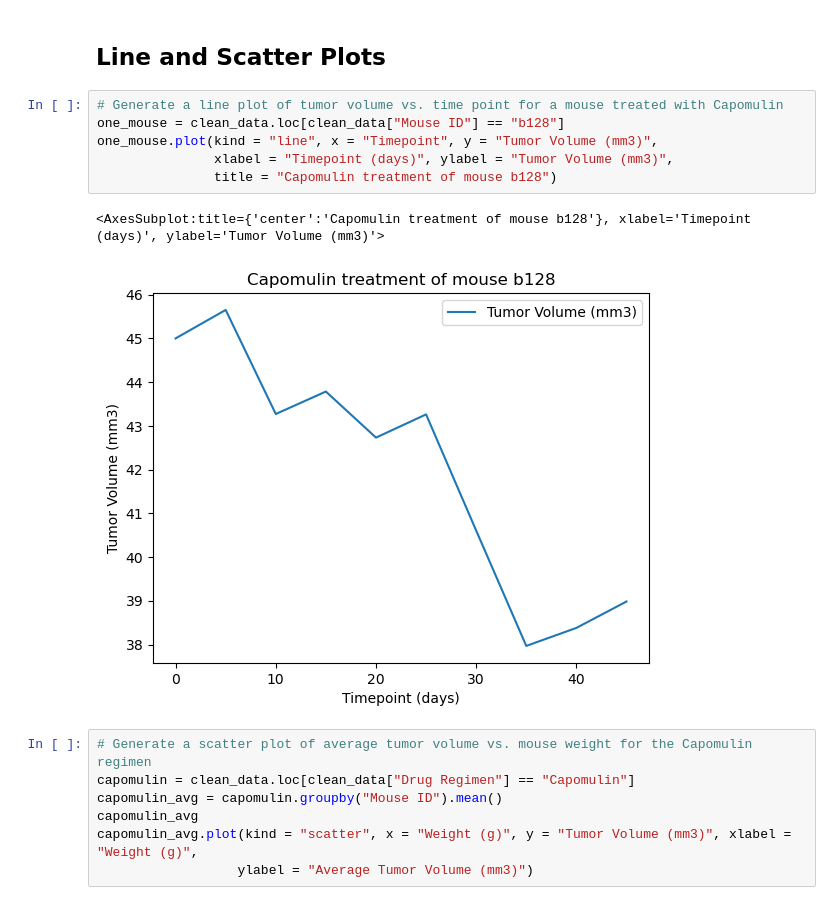
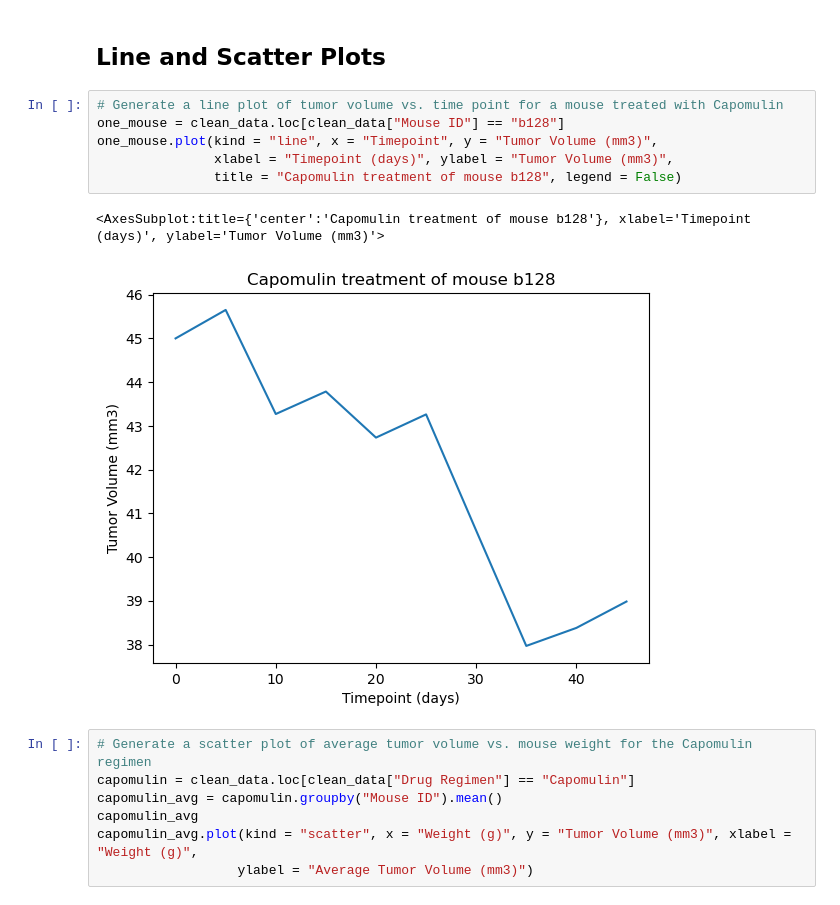
Before and after one commit to gamountainmama/matplotlib-challenge, a Jupyter notebook: module_5_starter_code/Pymaceuticals/matplotlib-challenge.ipynb, the cells around one changed output. Cells and saved outputs as stored; diff of their text form.

```diff
--- a/module_5_starter_code/Pymaceuticals/matplotlib-challenge.ipynb
+++ b/module_5_starter_code/Pymaceuticals/matplotlib-challenge.ipynb
@@ -221,12 +211,12 @@ vol_data = []
 # %%
 # Generate a line plot of tumor volume vs. time point for a mouse treated with Capomulin
 one_mouse = clean_data.loc[clean_data["Mouse ID"] == "b128"]
 one_mouse.plot(kind = "line", x = "Timepoint", y = "Tumor Volume (mm3)",
                xlabel = "Timepoint (days)", ylabel = "Tumor Volume (mm3)",
-               title = "Capomulin treatment of mouse b128")
+               title = "Capomulin treatment of mouse b128", legend = False)
 # %% [output]
 <AxesSubplot:title={'center':'Capomulin treatment of mouse b128'}, xlabel='Timepoint (days)', ylabel='Tumor Volume (mm3)'>
-[figure, old version]
+[figure, new version]
 # %%
 # Generate a scatter plot of average tumor volume vs. mouse weight for the Capomulin regimen
 capomulin = clean_data.loc[clean_data["Drug Regimen"] == "Capomulin"]
```
Also changed, not shown: parts of 6 cells of this notebook.
